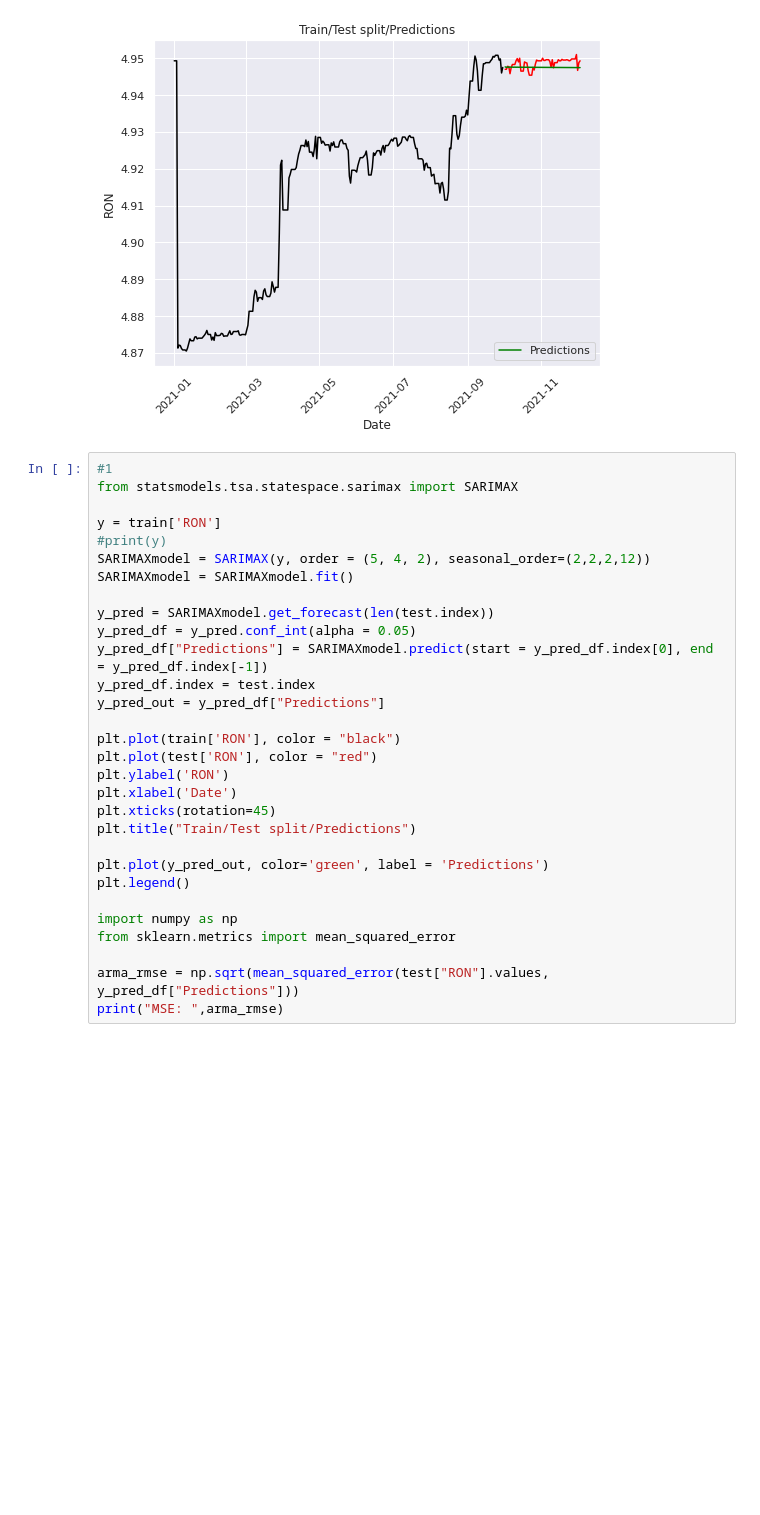
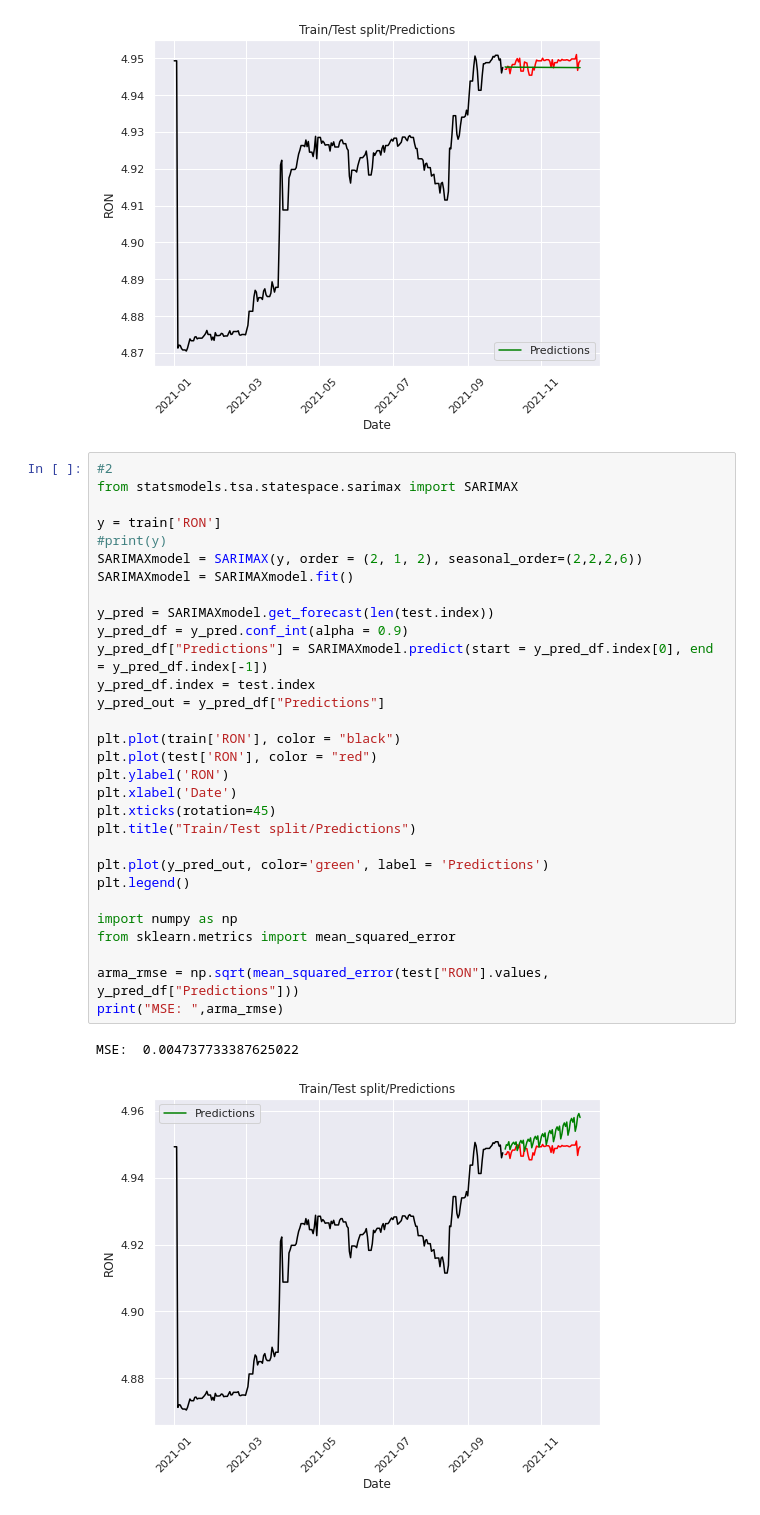
Before and after one commit to jtunde/Python, a Jupyter notebook: cn2.ipynb, the cells around one changed output. Cells and saved outputs as stored; diff of their text form; blank space fills up the shorter version.

```diff
--- a/cn2.ipynb
+++ b/cn2.ipynb
@@ -132,33 +132,36 @@ Name: Predictions, Length: 63, dtype: float64
 MSE:  0.001713416395447337
 [figure]
 # %%
-#1
+#2
 from statsmodels.tsa.statespace.sarimax import SARIMAX
 
 y = train['RON']
 #print(y)
-SARIMAXmodel = SARIMAX(y, order = (5, 4, 2), seasonal_order=(2,2,2,12))
+SARIMAXmodel = SARIMAX(y, order = (2, 1, 2), seasonal_order=(2,2,2,6))
 SARIMAXmodel = SARIMAXmodel.fit()
 
 y_pred = SARIMAXmodel.get_forecast(len(test.index))
-y_pred_df = y_pred.conf_int(alpha = 0.05)
+y_pred_df = y_pred.conf_int(alpha = 0.9)
 y_pred_df["Predictions"] = SARIMAXmodel.predict(start = y_pred_df.index[0], end = y_pred_df.index[-1])
 y_pred_df.index = test.index
 y_pred_out = y_pred_df["Predictions"]
 
 plt.plot(train['RON'], color = "black")
 plt.plot(test['RON'], color = "red")
 plt.ylabel('RON')
 plt.xlabel('Date')
 plt.xticks(rotation=45)
 plt.title("Train/Test split/Predictions")
 
 plt.plot(y_pred_out, color='green', label = 'Predictions')
 plt.legend()
 
 import numpy as np
 from sklearn.metrics import mean_squared_error
 
 arma_rmse = np.sqrt(mean_squared_error(test["RON"].values, y_pred_df["Predictions"]))
 print("MSE: ",arma_rmse)
+# %% [output]
+MSE:  0.004737733387625022
+[figure, added]
 # %%
```
Also changed, not shown: parts of 1 cell of this notebook.
